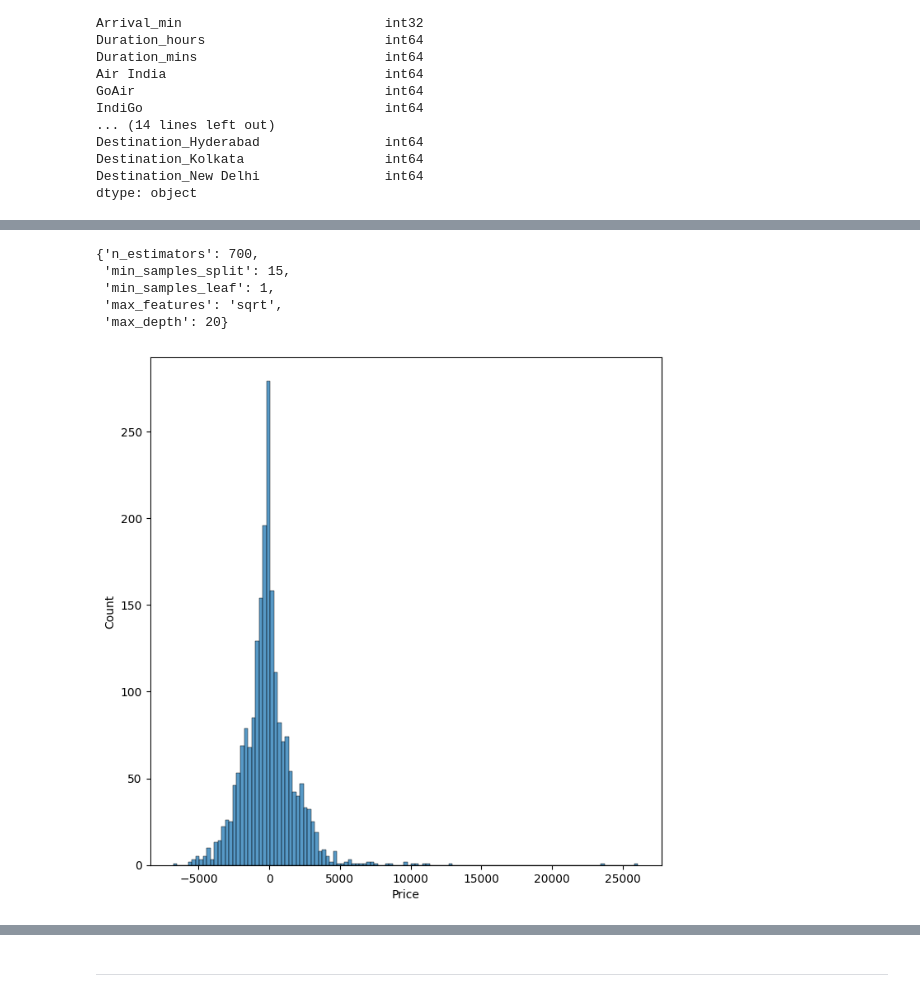
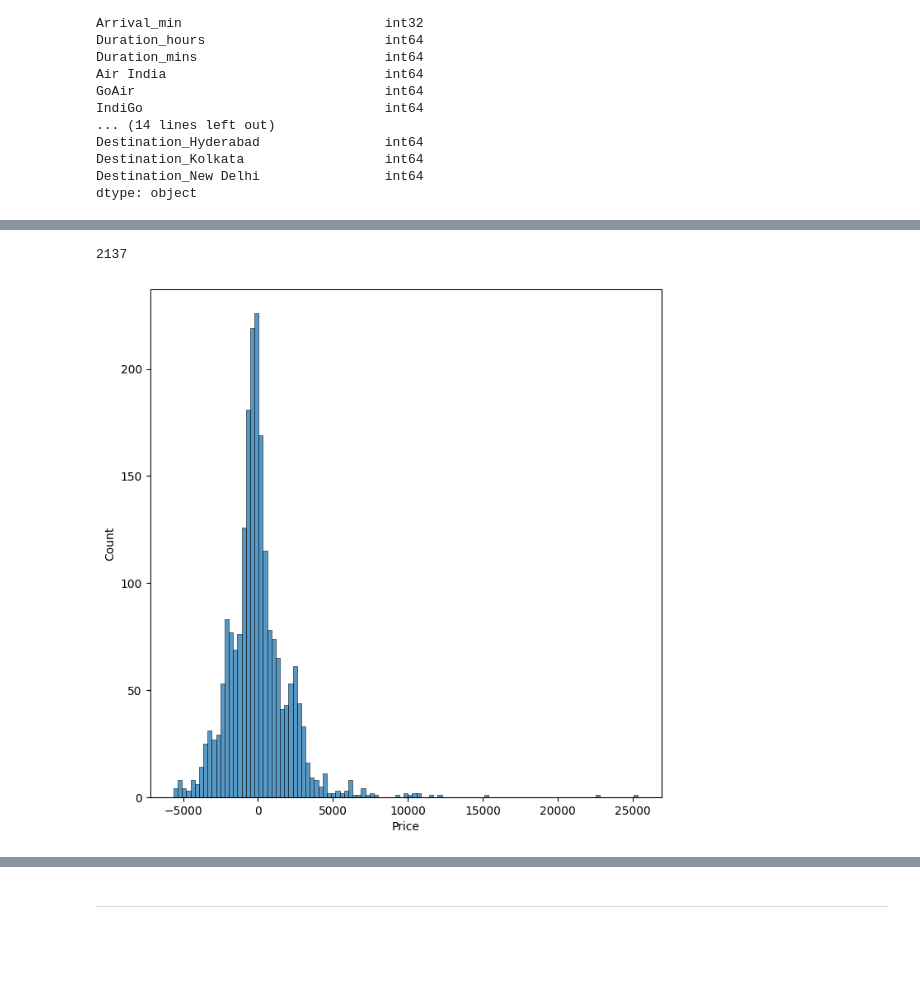
Before and after one commit to Kabin-R/Flight-Price, a Jupyter notebook: flight_price_check.ipynb, the cells around one changed output, grey strips where cells are left out. Saved outputs shown, nothing was run; the diff lists cells and outputs as text; code cells hidden in the pictures; blank space fills up the shorter version.

```diff
--- a/flight_price_check.ipynb
+++ b/flight_price_check.ipynb
@@ -614,3 +807,0 @@ metrics.r2_score(y_test, y_pred)
-# %%
-from sklearn.model_selection import RandomizedSearchCV
-reg_rf = RandomForestRegressor()
@@ -691,19 +835,14 @@ RandomizedSearchCV(cv=5, estimator=RandomForestRegressor(), n_jobs=-1,
-# %%
-rf_random.best_params_
-# %% [output]
-{'n_estimators': 700,
- 'min_samples_split': 15,
- 'min_samples_leaf': 1,
- 'max_features': 'sqrt',
- 'max_depth': 20}
 # %%
-prediction = rf_random.predict(X_test)
+prediction = reg_rf.predict(X_test)
+prediction.size
+# %% [output]
+2137
 # %%
 plt.figure(figsize = (8,8))
-sns.histplotplot(y_test-prediction)
+sns.histplot(y_test - prediction)
 plt.show()
 # %% [output]
-[figure, old version]
+[figure, new version]
 # %%
 plt.figure(figsize = (8,8))
 plt.scatter(y_test, prediction, alpha = 0.5)
```
Also changed, not shown: parts of 32 cells of this notebook, 3 other files.
